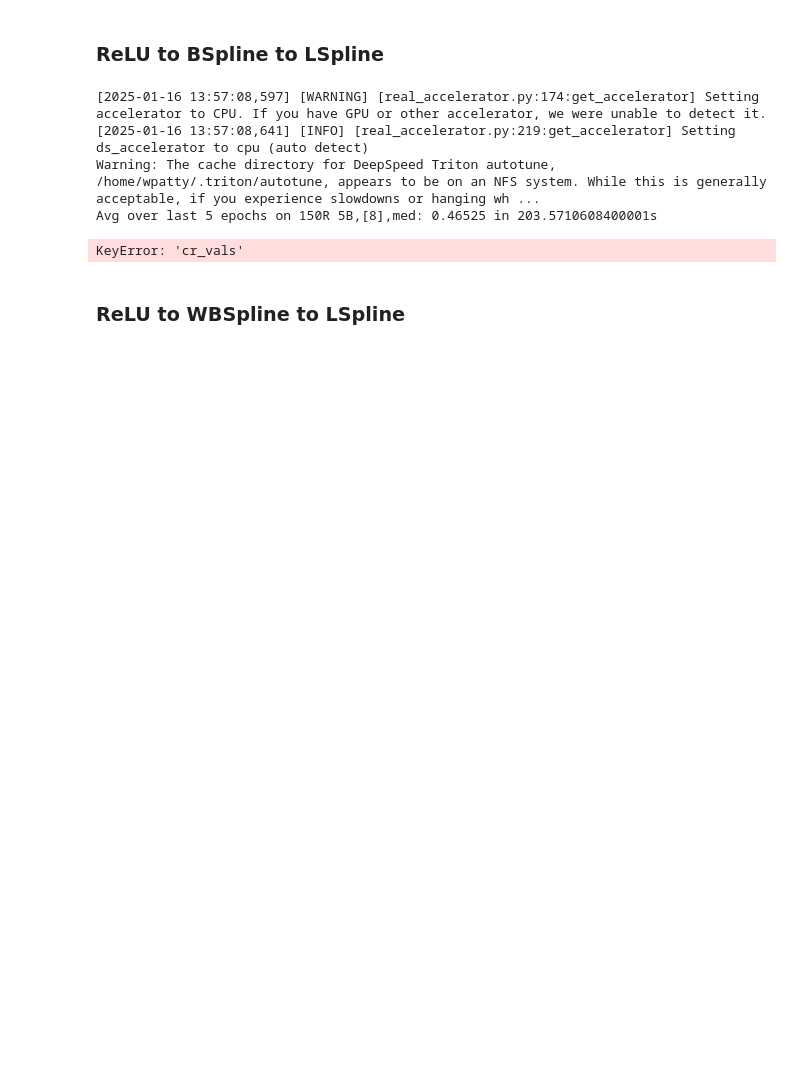
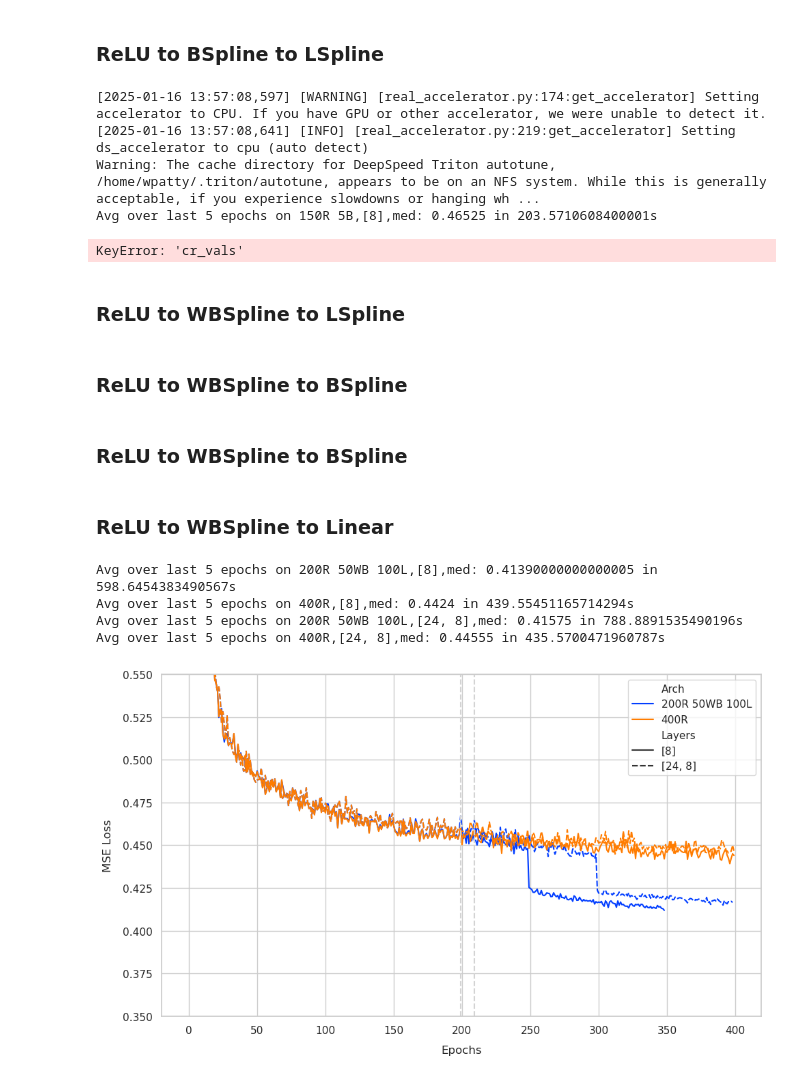
Before and after one commit to liam-hp/deepsplines-thesis, a Jupyter notebook: graphs.ipynb, the cells around one changed output. Saved outputs shown, nothing was run; the diff lists cells and outputs as text; code cells hidden in the pictures; blank space fills up the shorter version.

```diff
--- a/graphs.ipynb
+++ b/graphs.ipynb
@@ -600,3 +649,5 @@ Avg over last 5 epochs on 150R 5B,[8],med: 0.46525 in 203.5710608400001s
 KeyError: 'cr_vals'
 # %% [markdown]
 ### ReLU to WBSpline to LSpline
+# %% [markdown]
+### ReLU to WBSpline to BSpline
@@ -602,0 +686,2 @@ KeyError: 'cr_vals'
+# %% [markdown]
+### ReLU to WBSpline to BSpline
@@ -602,0 +720,49 @@ KeyError: 'cr_vals'
+# %% [markdown]
+### ReLU to WBSpline to Linear
+# %%
+import importlib, utils
+importlib.reload(utils)
+
+selector = "med"
+data = "vals"
+
+utils.plot_seaborn(
+    # title="ReLU vs BSpline, W&B_lr=0.001 BS_lr=0.0001 ctrl=3",
+    model_paths=[
+
+        # 200 relu, 50 both, 200 comp, 100 lspline
+        ("R(WB)L", "[24, 8]_(0.001,0.0001,0.0001)_(200,0,50,200,100)_100", "vals", f"{selector}"),
+        ("R(WB)L", "[24, 8]_(0.001,0.0001,0.0001)_(200,0,50,200,100)_100", "cr_vals", f"{selector}"),
+
+        ("", "[24, 8]_(0.001,0.0001,0.0001)_(200,0,50,200,100)_100", "vals", f"{selector}"),
+        ("", "[24, 8]_(0.001,0.0001,0.0001)_(200,0,50,200,100)_100", "cr_vals", f"{selector}"),
+
+        ("", "[24, 48, 24, 8]_(0.001,0.0001,0.0001)_(200,0,50,200,100)_100", "vals", f"{selector}"),
+        ("", "[24, 48, 24, 8]_(0.001,0.0001,0.0001)_(200,0,50,200,100)_100", "cr_vals", f"{selector}"),
+    ],
+    aes=[
+        ("200R 50WB 100L", "[8]"),
+        ("400R", "[8]"),
+
+        ("200R 50WB 100L", "[24, 8]"),
+        ("400R", "[24, 8]"),
+
+        ("200R 50WB 100L", "[24, 48, 24, 8]"),
+        ("400R", "[24, 48, 24, 8]"),
+    ],
+    # y_ax = "Train Loss",
+    x = "epochs",
+    # xlim = 300,
+    xmin = 0,
+    ylim = .55,
+    ymin = .35,
+    hide_legend = False,
+    # cutoff = 260-1,
+    vbars = [(199, "lightgrey"), (209, "lightgrey")],
+)
+# %% [output]
+Avg over last 5 epochs on 200R 50WB 100L,[8],med: 0.41390000000000005 in 598.6454383490567s
+Avg over last 5 epochs on 400R,[8],med: 0.4424 in 439.55451165714294s
+Avg over last 5 epochs on 200R 50WB 100L,[24, 8],med: 0.41575 in 788.8891535490196s
+Avg over last 5 epochs on 400R,[24, 8],med: 0.44555 in 435.5700471960787s
+[figure, added]
```
Also changed, not shown: parts of 11 cells of this notebook, 3 other files.
